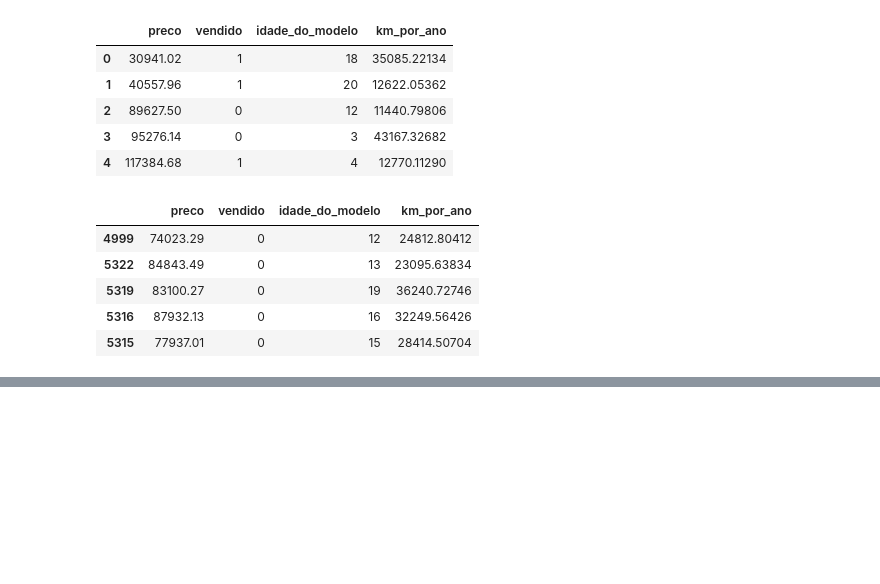
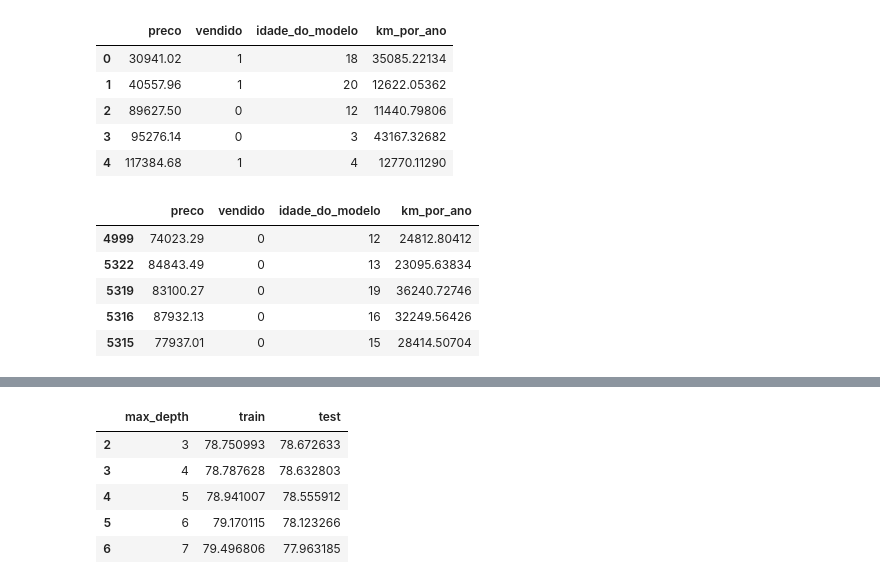
Before and after one commit to Leonerdo15/Learning_Machine_Learning, a Jupyter notebook: 3_Machine Learning otimizacao de modelos atraves de hiperparametros/01. Hiperparâmetros, overfit e otimização copy 5.ipynb, the cells around one changed output, grey strips where cells are left out. Saved outputs shown, nothing was run; the diff lists cells and outputs as text; code cells hidden in the pictures; blank space fills up the shorter version.

```diff
--- a/3_Machine Learning otimizacao de modelos atraves de hiperparametros/01. Hiperparâmetros, overfit e otimização copy 5.ipynb
+++ b/3_Machine Learning otimizacao de modelos atraves de hiperparametros/01. Hiperparâmetros, overfit e otimização copy 5.ipynb
@@ -44,0 +222,9 @@ NameError: name 'np' is not defined
+# %%
+resultados.sort_values("test", ascending=False).head()
+# %% [output]
+|  | max_depth | train | test |
+| 2 | 3 | 78.750993 | 78.672633 |
+| 3 | 4 | 78.787628 | 78.632803 |
+| 4 | 5 | 78.941007 | 78.555912 |
+| 5 | 6 | 79.170115 | 78.123266 |
+| 6 | 7 | 79.496806 | 77.963185 |
```
Also changed, not shown: parts of 13 cells of this notebook, 4 other files.
